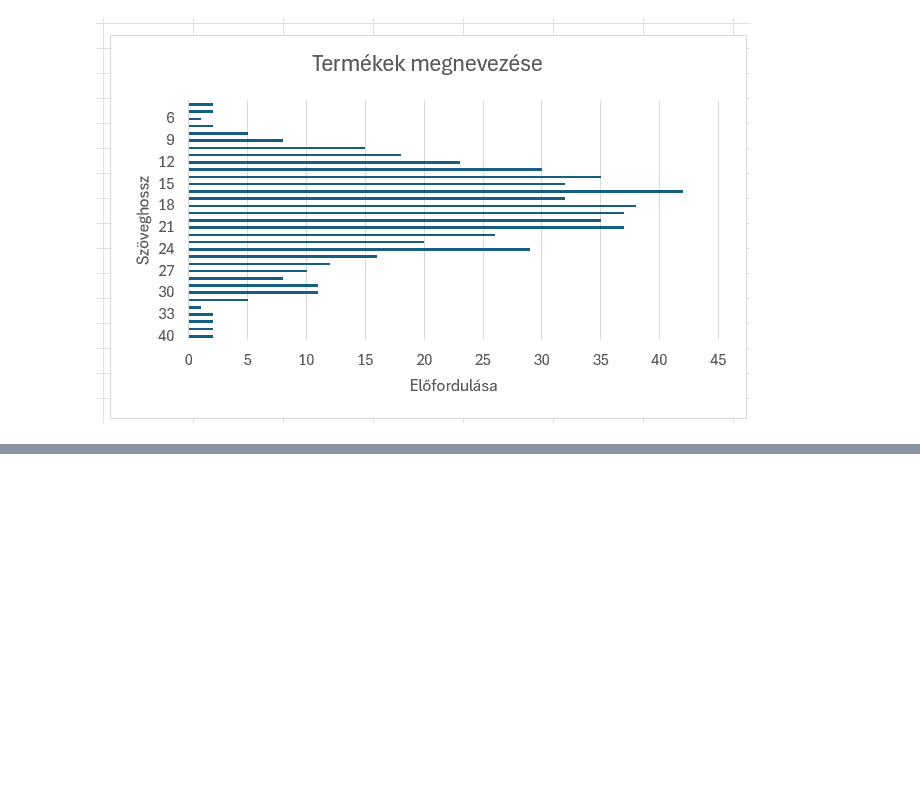
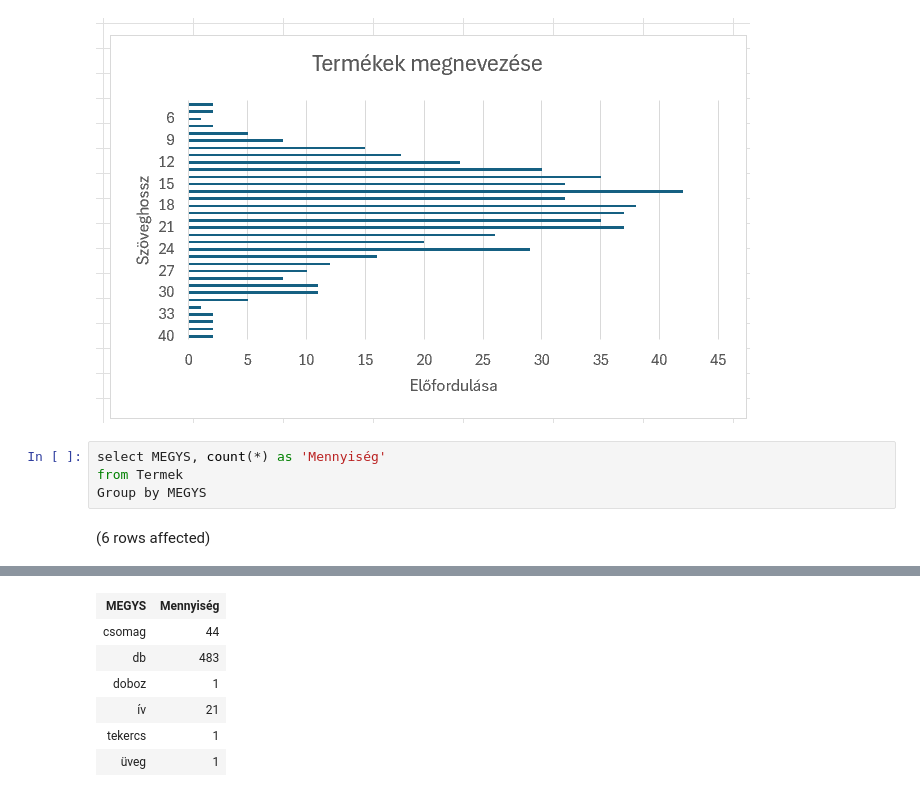
Before and after one commit to panna05/feladat, a Jupyter notebook: hazi.ipynb, the cells around one changed output, grey strips where cells are left out. Cells and saved outputs as stored; diff of their text form; blank space fills up the shorter version.

```diff
--- a/hazi.ipynb
+++ b/hazi.ipynb
@@ -32,2 +54,8 @@ ORDER BY 1 DESC
 # %% [markdown]
 ![](embedded-picture-1)
+# %%
+select MEGYS, count(*) as 'Mennyiség'
+from Termek
+Group by MEGYS
+# %% [output]
+(6 rows affected)
@@ -33,0 +63,7 @@ ORDER BY 1 DESC
+| MEGYS | Mennyiség |
+| csomag | 44 |
+| db | 483 |
+| doboz | 1 |
+| ív | 21 |
+| tekercs | 1 |
+| üveg | 1 |
```
Also changed, not shown: parts of 9 cells of this notebook.
